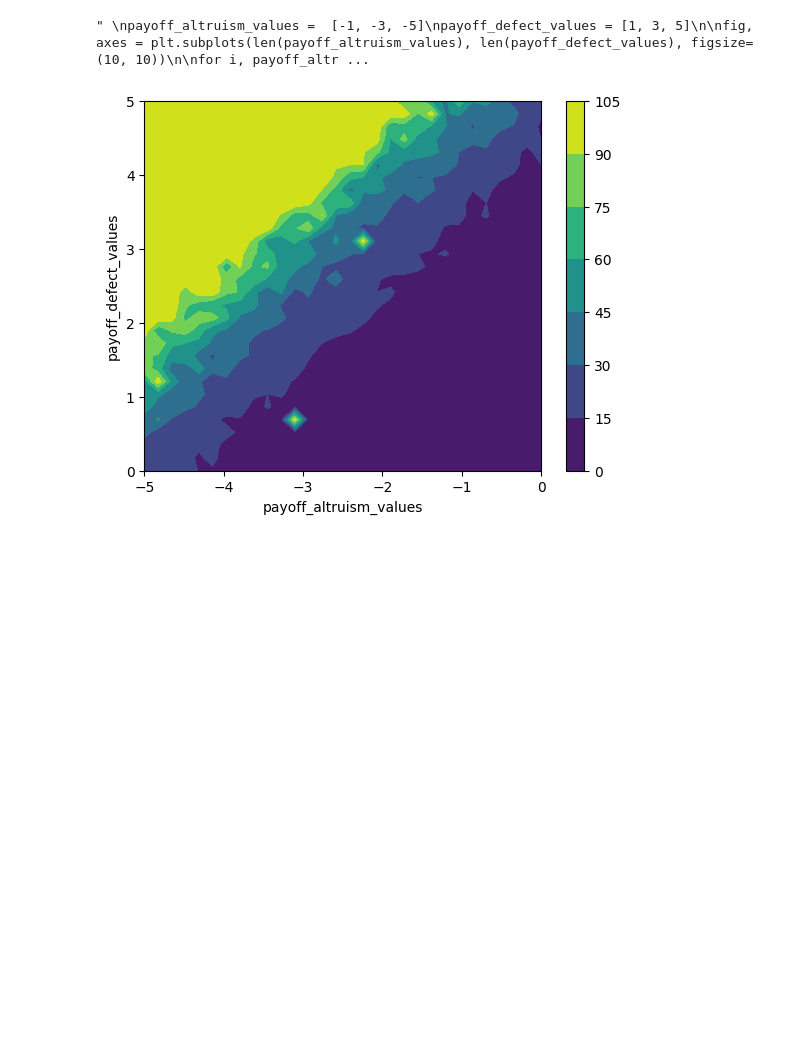
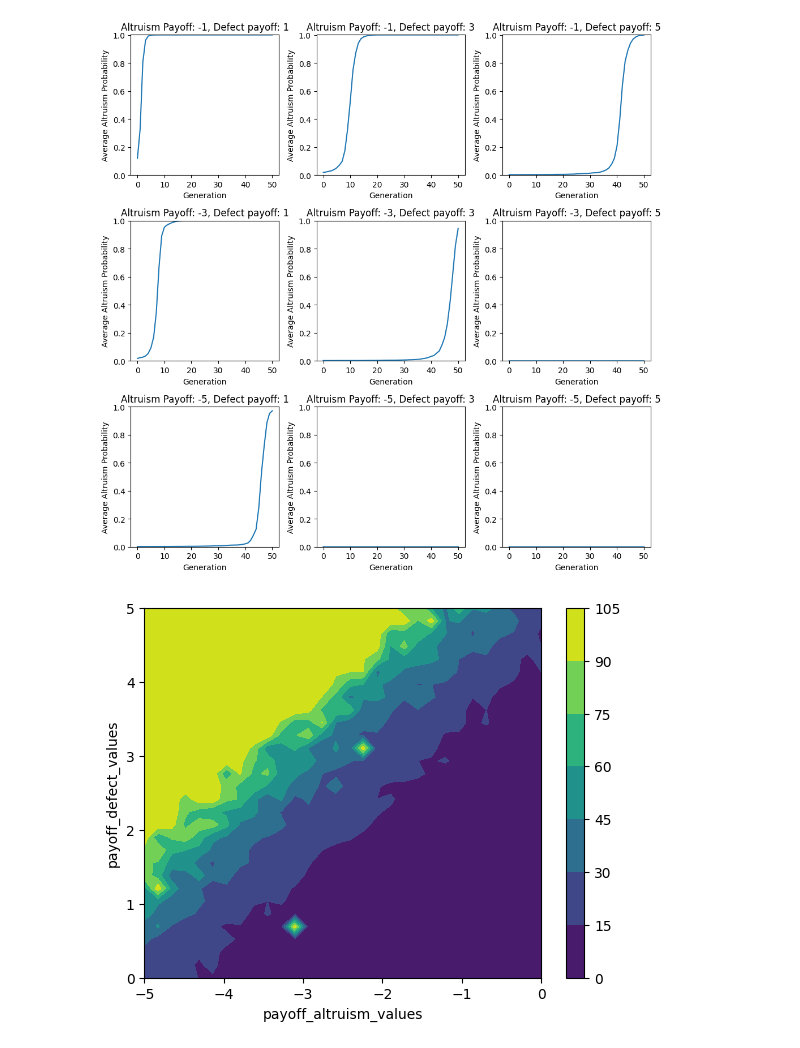
Before and after one commit to lizfrey/lollipop-moment, a Jupyter notebook: test.ipynb, the cells around one changed output. Cells and saved outputs as stored; diff of their text form; code cells hidden in the pictures; blank space fills up the shorter version.

```diff
--- a/test.ipynb
+++ b/test.ipynb
@@ -25,6 +25,9 @@ class Individual:
         delta_pi = self.payoff_altruism - self.payoff_defect + self.lollipops_received # * self.lollipop_benefit
         return sigmoid(delta_pi, 1, 0)
 
+    def __repr__(self):
+        return f"{self.lollipops_received}"
+
 
 def run_iteration(population):
     for individual in population:
@@ -47,16 +50,17 @@ def run_simulation(population_size, iterations, maximum_number_neighbors, payoff
             individual.neighbors.remove(individual)
     average_altruism_probabilities.append(average_altruism_probability(population))
 
+    graphs = list()
     # Run simulation
     if iterations != None:
         for _ in range(iterations):
             run_iteration(population)
             average_altruism_probabilities.append(average_altruism_probability(population))
-        return average_altruism_probabilities
+        return average_altruism_probabilities, images
     else:
         iterations = 0
         # max out at 100 iterations
         while average_altruism_probability(population) < 0.95 and iterations < 100:
             run_iteration(population)
             iterations += 1
-        return iterations
+        return iterations, []
@@ -63,32 +112,33 @@ def run_simulation(population_size, iterations, maximum_number_neighbors, payoff
 # %%
 """
 payoff_altruism_values =  [-1, -3, -5]
 payoff_defect_values = [1, 3, 5]
 
 fig, axes = plt.subplots(len(payoff_altruism_values), len(payoff_defect_values), figsize=(10, 10))
 
 for i, payoff_altruism in enumerate(payoff_altruism_values):
     for j, payoff_defect in enumerate(payoff_defect_values):
-        average_altruism_probabilities = run_simulation(population_size=50,
+        average_altruism_probabilities, images = run_simulation(population_size=100,
                                                         iterations=50,
                                                         maximum_number_neighbors=10,
                                                         payoff_altruism=payoff_altruism,
                                                         payoff_defect=payoff_defect)
 
         # Plot results in corresponding subplot
         ax = axes[i][j]
         ax.plot(average_altruism_probabilities)
         ax.set_title(f'Altruism Payoff: {payoff_altruism}, Defect payoff: {payoff_defect}')
         ax.set_xlabel('Generation')
         ax.set_ylabel('Average Altruism Probability')
         ax.set_ylim(0, 1.001)
+        images[0].save(f'animation_{payoff_altruism}_{payoff_defect}.gif', save_all=True, append_images=images[1:], optimize=False, duration=200, loop=0)
 
 
 plt.tight_layout()
 plt.show()
  """
 # %% [output]
-" \npayoff_altruism_values =  [-1, -3, -5]\npayoff_defect_values = [1, 3, 5]\n\nfig, axes = plt.subplots(len(payoff_altruism_values), len(payoff_defect_values), figsize=(10, 10))\n\nfor i, payoff_altr ...
+[figure, added]
 # %%
 
 payoff_altruism_values = np.linspace(-5, 0, 30)
```
Also changed, not shown: parts of 1 cell of this notebook, 9 other files.
